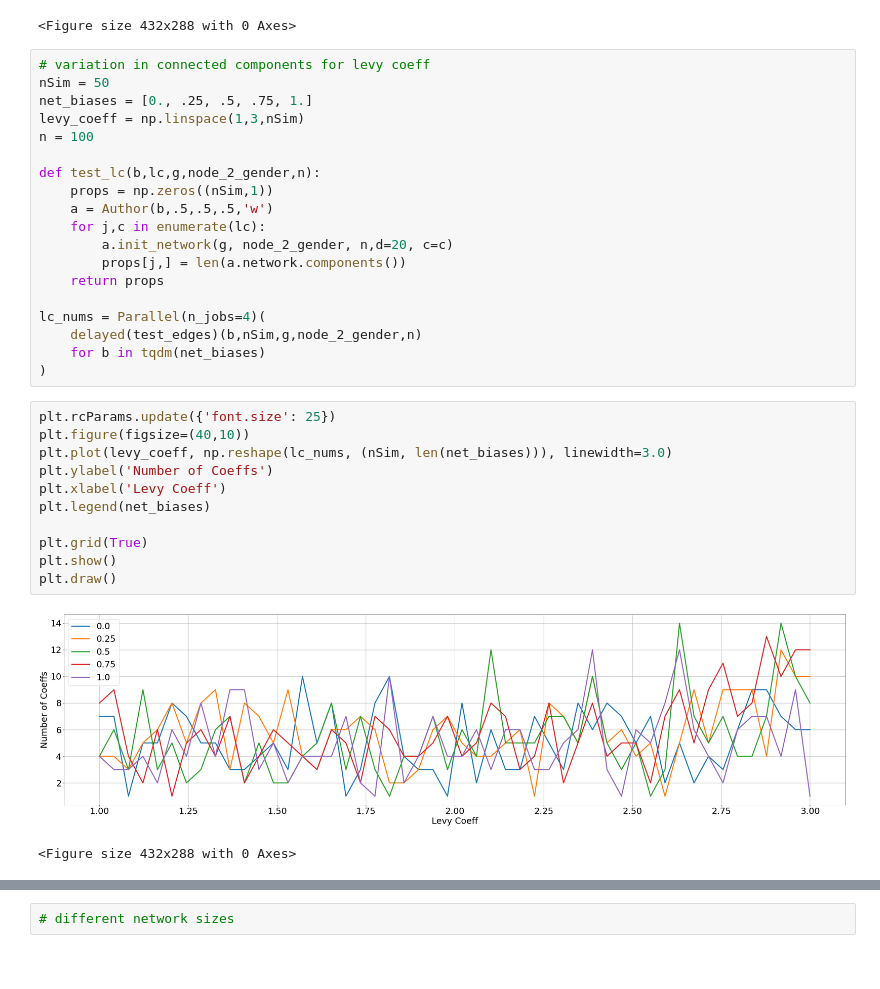
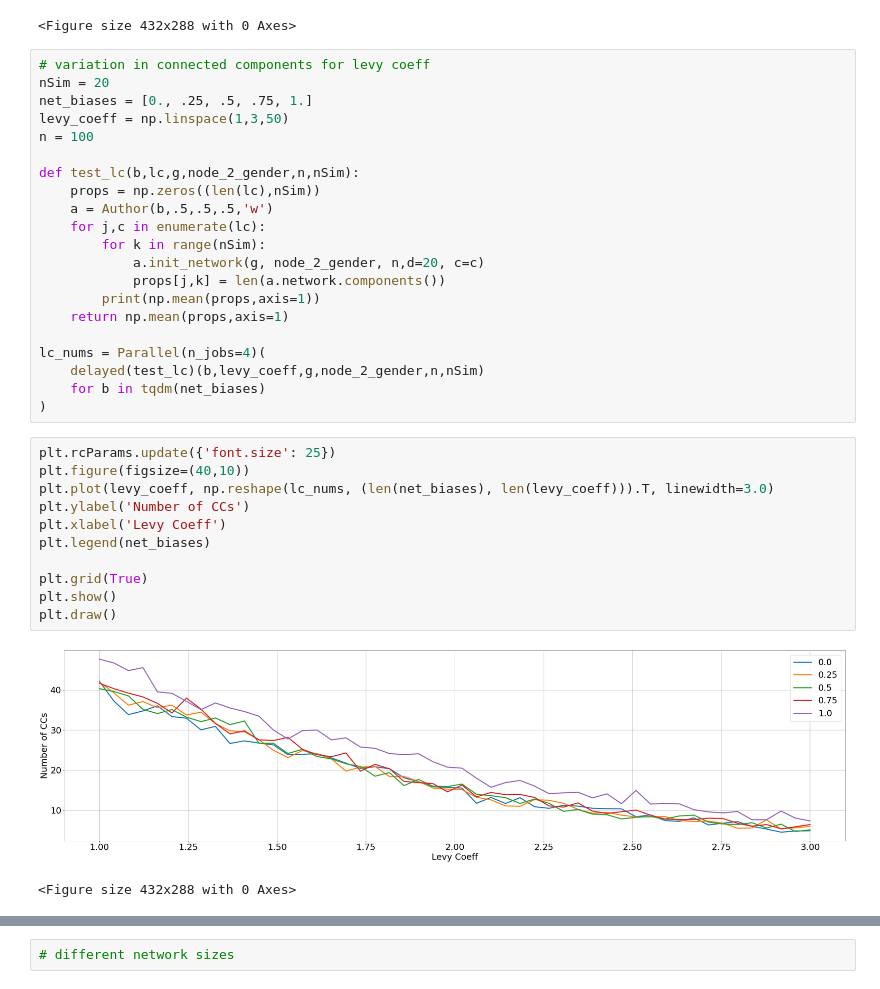
Before and after one commit to jastiso/modeling_citations, a Jupyter notebook: scripts/class_fn_test.ipynb, the cells around one changed output, grey strips where cells are left out. Cells and saved outputs as stored; diff of their text form.

```diff
--- a/scripts/class_fn_test.ipynb
+++ b/scripts/class_fn_test.ipynb
@@ -465,36 +465,38 @@ plt.draw()
 <Figure size 432x288 with 0 Axes>
 # %%
 # variation in connected components for levy coeff
-nSim = 50
+nSim = 20
 net_biases = [0., .25, .5, .75, 1.]
-levy_coeff = np.linspace(1,3,nSim)
+levy_coeff = np.linspace(1,3,50)
 n = 100
 
-def test_lc(b,lc,g,node_2_gender,n):
-    props = np.zeros((nSim,1))
+def test_lc(b,lc,g,node_2_gender,n,nSim):
+    props = np.zeros((len(lc),nSim))
     a = Author(b,.5,.5,.5,'w')
     for j,c in enumerate(lc):
-        a.init_network(g, node_2_gender, n,d=20, c=c)
-        props[j,] = len(a.network.components())
-    return props
+        for k in range(nSim):
+            a.init_network(g, node_2_gender, n,d=20, c=c)
+            props[j,k] = len(a.network.components())
+        print(np.mean(props,axis=1))
+    return np.mean(props,axis=1)
 
 lc_nums = Parallel(n_jobs=4)(
-    delayed(test_edges)(b,nSim,g,node_2_gender,n)
+    delayed(test_lc)(b,levy_coeff,g,node_2_gender,n,nSim)
     for b in tqdm(net_biases)
 )
 # %%
 plt.rcParams.update({'font.size': 25})
 plt.figure(figsize=(40,10))
-plt.plot(levy_coeff, np.reshape(lc_nums, (nSim, len(net_biases))), linewidth=3.0)
-plt.ylabel('Number of Coeffs')
+plt.plot(levy_coeff, np.reshape(lc_nums, (len(net_biases), len(levy_coeff))).T, linewidth=3.0)
+plt.ylabel('Number of CCs')
 plt.xlabel('Levy Coeff')
 plt.legend(net_biases)
 
 plt.grid(True)
 plt.show()
 plt.draw()
 # %% [output]
-[figure, old version]
+[figure, new version]
 <Figure size 432x288 with 0 Axes>
 # %%
 # variation in connected components for diam
```
Also changed, not shown: parts of 4 cells of this notebook.
